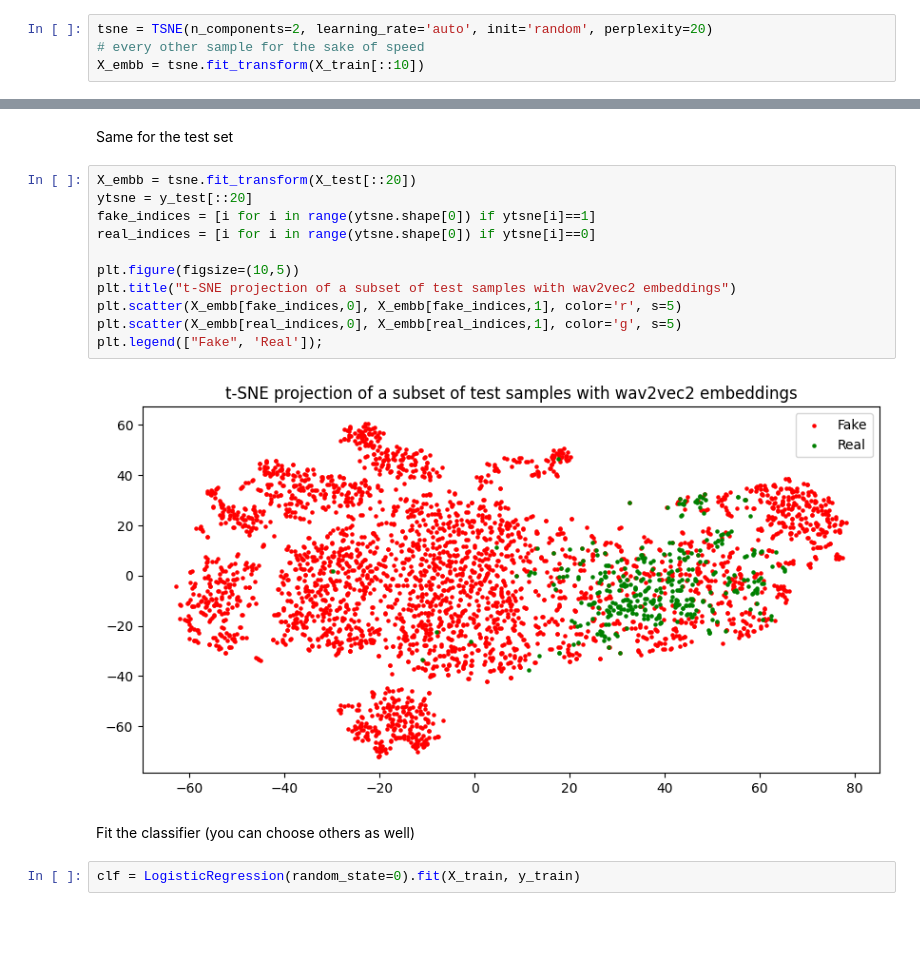
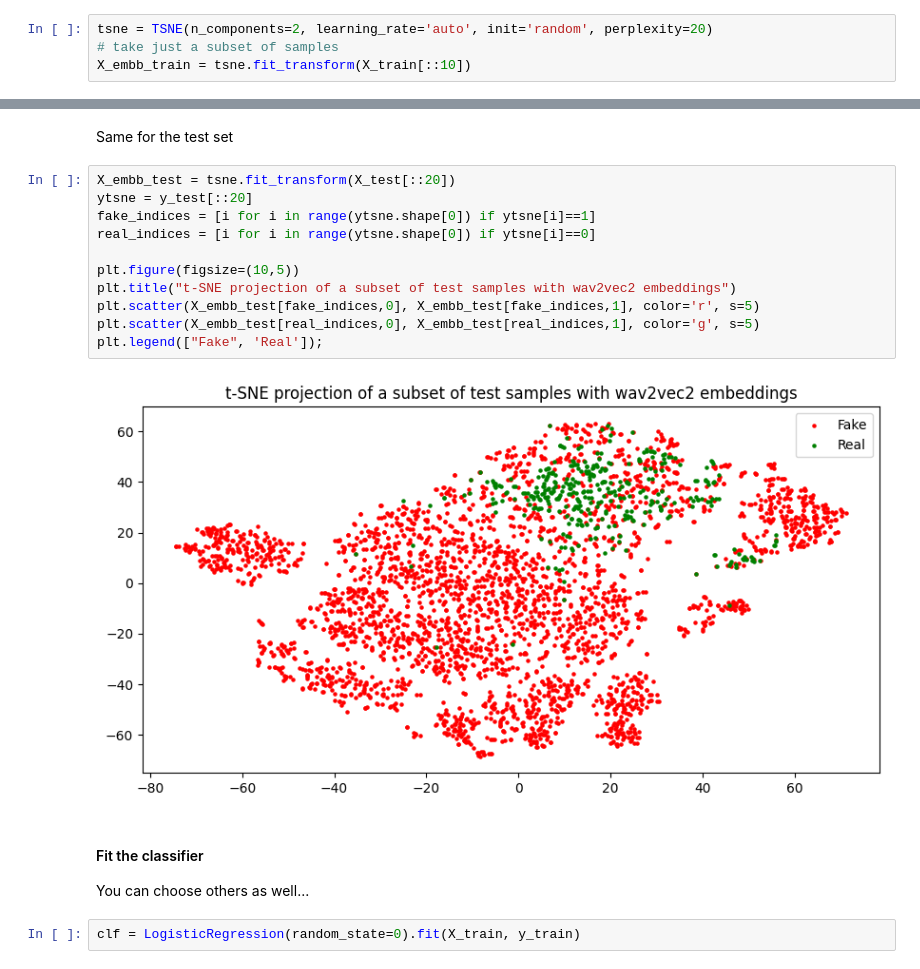
Before and after one commit to adrianastan/deepfake_pydata, a Jupyter notebook: HF_audio_deepfake.ipynb, the cells around one changed output, grey strips where cells are left out. Drawn from its saved outputs; the diff is of its cells as text; blank space fills up the shorter version.

```diff
--- a/HF_audio_deepfake.ipynb
+++ b/HF_audio_deepfake.ipynb
@@ -199,6 +210,6 @@ plt.xticks([0,1,2,3],['Train fake', 'Train real', 'Test fake', 'Test real']);
 Let see some samples projected into 2D space
 # %%
 tsne = TSNE(n_components=2, learning_rate='auto', init='random', perplexity=20)
-# every other sample for the sake of speed
-X_embb = tsne.fit_transform(X_train[::10])
+# take just a subset of samples
+X_embb_train = tsne.fit_transform(X_train[::10])
 # %%
@@ -216,20 +227,22 @@ plt.legend(["Fake", 'Real']);
 # %% [markdown]
 Same for the test set
 # %%
-X_embb = tsne.fit_transform(X_test[::20])
+X_embb_test = tsne.fit_transform(X_test[::20])
 ytsne = y_test[::20]
 fake_indices = [i for i in range(ytsne.shape[0]) if ytsne[i]==1]
 real_indices = [i for i in range(ytsne.shape[0]) if ytsne[i]==0]
 
 plt.figure(figsize=(10,5))
 plt.title("t-SNE projection of a subset of test samples with wav2vec2 embeddings")
-plt.scatter(X_embb[fake_indices,0], X_embb[fake_indices,1], color='r', s=5)
-plt.scatter(X_embb[real_indices,0], X_embb[real_indices,1], color='g', s=5)
+plt.scatter(X_embb_test[fake_indices,0], X_embb_test[fake_indices,1], color='r', s=5)
+plt.scatter(X_embb_test[real_indices,0], X_embb_test[real_indices,1], color='g', s=5)
 plt.legend(["Fake", 'Real']);
 # %% [output]
-[figure, old version]
+[figure, new version]
 # %% [markdown]
-Fit the classifier (you can choose others as well)
+#### Fit the classifier
+
+You can choose others as well...
 # %%
 clf = LogisticRegression(random_state=0).fit(X_train, y_train)
 # %% [markdown]
```
Also changed, not shown: parts of 18 cells of this notebook, 1 other file.
